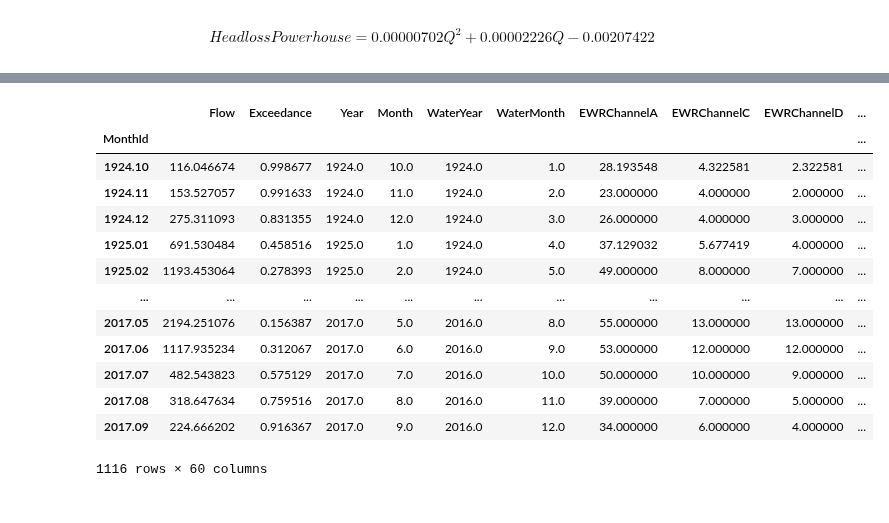
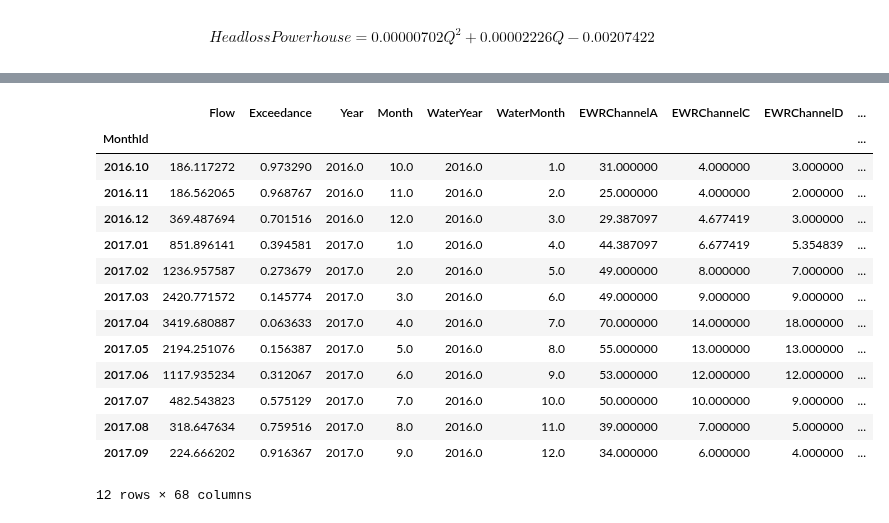
Before and after one commit to AndyFlem/ngonye-notepad, a Jupyter notebook: e_power_energy.ipynb, the cells around one changed output, grey strips where cells are left out. Saved outputs shown, nothing was run; the diff lists cells and outputs as text; code cells hidden in the pictures.

```diff
--- a/e_power_energy.ipynb
+++ b/e_power_energy.ipynb
@@ -390,6 +390,7 @@ daily['PowerTurbine3']=daily['FlowTurbine3']*daily['HeadTurbine3']*daily['EffTur
 daily['PowerTurbine4']=daily['FlowTurbine4']*daily['HeadTurbine4']*daily['EffTurbine4']*daily['EffGen4']*9.81/1000
 daily['Power']=np.nan_to_num(daily['PowerTurbine1'])+np.nan_to_num(daily['PowerTurbine2'])+np.nan_to_num(daily['PowerTurbine3'])+np.nan_to_num(daily['PowerTurbine4'])
 daily['Energy']=daily['Power']*24
+daily['PerfMwPerCumec']=daily['Power']/daily['Flow']
 # %%
 display(daily.loc['19570707'])
 
@@ -410,23 +410,0 @@ Name: 1957-07-07 00:00:00, Length: 72, dtype: object
-# %%
-#daily.groupby("MonthId").agg(
-#   Power_mean=('Power', 'mean'),
-#   Power_max=('Power', 'min'),
-#   Power_min=('Power', 'max'),
-#)
-monthly=daily.groupby("MonthId").mean().drop(['VicFalls','Conversion','Day','WaterDay','Volume','EWRBandNo','EWRRefExceedance','Turbines','Energy'],axis=1)
-monthly
-# %% [output]
-|  | Flow | Exceedance | Year | Month | WaterYear | WaterMonth | EWRChannelA | EWRChannelC | EWRChannelD | ... |
-| MonthId |  |  |  |  |  |  |  |  |  | ... |
-| 1924.10 | 116.046674 | 0.998677 | 1924.0 | 10.0 | 1924.0 | 1.0 | 28.193548 | 4.322581 | 2.322581 | ... |
-| 1924.11 | 153.527057 | 0.991633 | 1924.0 | 11.0 | 1924.0 | 2.0 | 23.000000 | 4.000000 | 2.000000 | ... |
-| 1924.12 | 275.311093 | 0.831355 | 1924.0 | 12.0 | 1924.0 | 3.0 | 26.000000 | 4.000000 | 3.000000 | ... |
-| 1925.01 | 691.530484 | 0.458516 | 1925.0 | 1.0 | 1924.0 | 4.0 | 37.129032 | 5.677419 | 4.000000 | ... |
-| 1925.02 | 1193.453064 | 0.278393 | 1925.0 | 2.0 | 1924.0 | 5.0 | 49.000000 | 8.000000 | 7.000000 | ... |
-| ... | ... | ... | ... | ... | ... | ... | ... | ... | ... | ... |
-| 2017.05 | 2194.251076 | 0.156387 | 2017.0 | 5.0 | 2016.0 | 8.0 | 55.000000 | 13.000000 | 13.000000 | ... |
-| 2017.06 | 1117.935234 | 0.312067 | 2017.0 | 6.0 | 2016.0 | 9.0 | 53.000000 | 12.000000 | 12.000000 | ... |
-| 2017.07 | 482.543823 | 0.575129 | 2017.0 | 7.0 | 2016.0 | 10.0 | 50.000000 | 10.000000 | 9.000000 | ... |
-| 2017.08 | 318.647634 | 0.759516 | 2017.0 | 8.0 | 2016.0 | 11.0 | 39.000000 | 7.000000 | 5.000000 | ... |
-| 2017.09 | 224.666202 | 0.916367 | 2017.0 | 9.0 | 2016.0 | 12.0 | 34.000000 | 6.000000 | 4.000000 | ... |
-1116 rows × 60 columns
@@ -436,0 +411,31 @@ monthly
+# %%
+
+monthly=daily.groupby("MonthId").mean().drop(['VicFalls','Conversion','Day','WaterDay','Volume','EWRBandNo','EWRRefExceedance','Turbines','Energy'],axis=1)
+
+monthly=monthly.join(daily.groupby("MonthId").agg(
+   Power_max=('Power', 'max'),
+   Power_min=('Power', 'min'),
+   Turbines_max=('Turbines', 'max'),
+   Turbines_min=('Turbines', 'min'),
+   Energy=('Energy', 'sum'),
+))
+monthly['Days']=monthly.apply(lambda x: pd.Period(year=x['Year'],month=x['Month'],freq='D').days_in_month,axis=1)
+monthly['CapFactor']=monthly['Energy']/(180*24*monthly['Days'])
+
+monthly.tail(12)
+# %% [output]
+|  | Flow | Exceedance | Year | Month | WaterYear | WaterMonth | EWRChannelA | EWRChannelC | EWRChannelD | ... |
+| MonthId |  |  |  |  |  |  |  |  |  | ... |
+| 2016.10 | 186.117272 | 0.973290 | 2016.0 | 10.0 | 2016.0 | 1.0 | 31.000000 | 4.000000 | 3.000000 | ... |
+| 2016.11 | 186.562065 | 0.968767 | 2016.0 | 11.0 | 2016.0 | 2.0 | 25.000000 | 4.000000 | 2.000000 | ... |
+| 2016.12 | 369.487694 | 0.701516 | 2016.0 | 12.0 | 2016.0 | 3.0 | 29.387097 | 4.677419 | 3.000000 | ... |
+| 2017.01 | 851.896141 | 0.394581 | 2017.0 | 1.0 | 2016.0 | 4.0 | 44.387097 | 6.677419 | 5.354839 | ... |
+| 2017.02 | 1236.957587 | 0.273679 | 2017.0 | 2.0 | 2016.0 | 5.0 | 49.000000 | 8.000000 | 7.000000 | ... |
+| 2017.03 | 2420.771572 | 0.145774 | 2017.0 | 3.0 | 2016.0 | 6.0 | 49.000000 | 9.000000 | 9.000000 | ... |
+| 2017.04 | 3419.680887 | 0.063633 | 2017.0 | 4.0 | 2016.0 | 7.0 | 70.000000 | 14.000000 | 18.000000 | ... |
+| 2017.05 | 2194.251076 | 0.156387 | 2017.0 | 5.0 | 2016.0 | 8.0 | 55.000000 | 13.000000 | 13.000000 | ... |
+| 2017.06 | 1117.935234 | 0.312067 | 2017.0 | 6.0 | 2016.0 | 9.0 | 53.000000 | 12.000000 | 12.000000 | ... |
+| 2017.07 | 482.543823 | 0.575129 | 2017.0 | 7.0 | 2016.0 | 10.0 | 50.000000 | 10.000000 | 9.000000 | ... |
+| 2017.08 | 318.647634 | 0.759516 | 2017.0 | 8.0 | 2016.0 | 11.0 | 39.000000 | 7.000000 | 5.000000 | ... |
+| 2017.09 | 224.666202 | 0.916367 | 2017.0 | 9.0 | 2016.0 | 12.0 | 34.000000 | 6.000000 | 4.000000 | ... |
+12 rows × 68 columns
```
Also changed, not shown: parts of 7 cells of this notebook, 4 other files.
